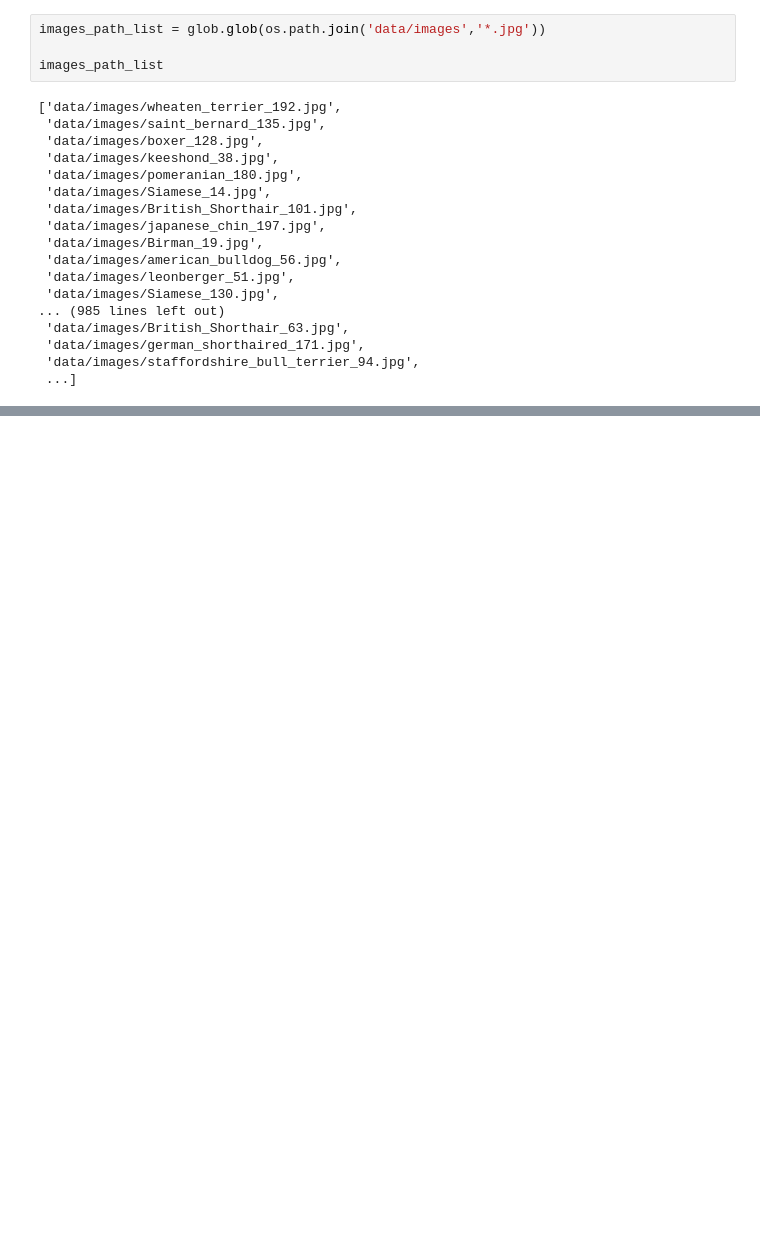
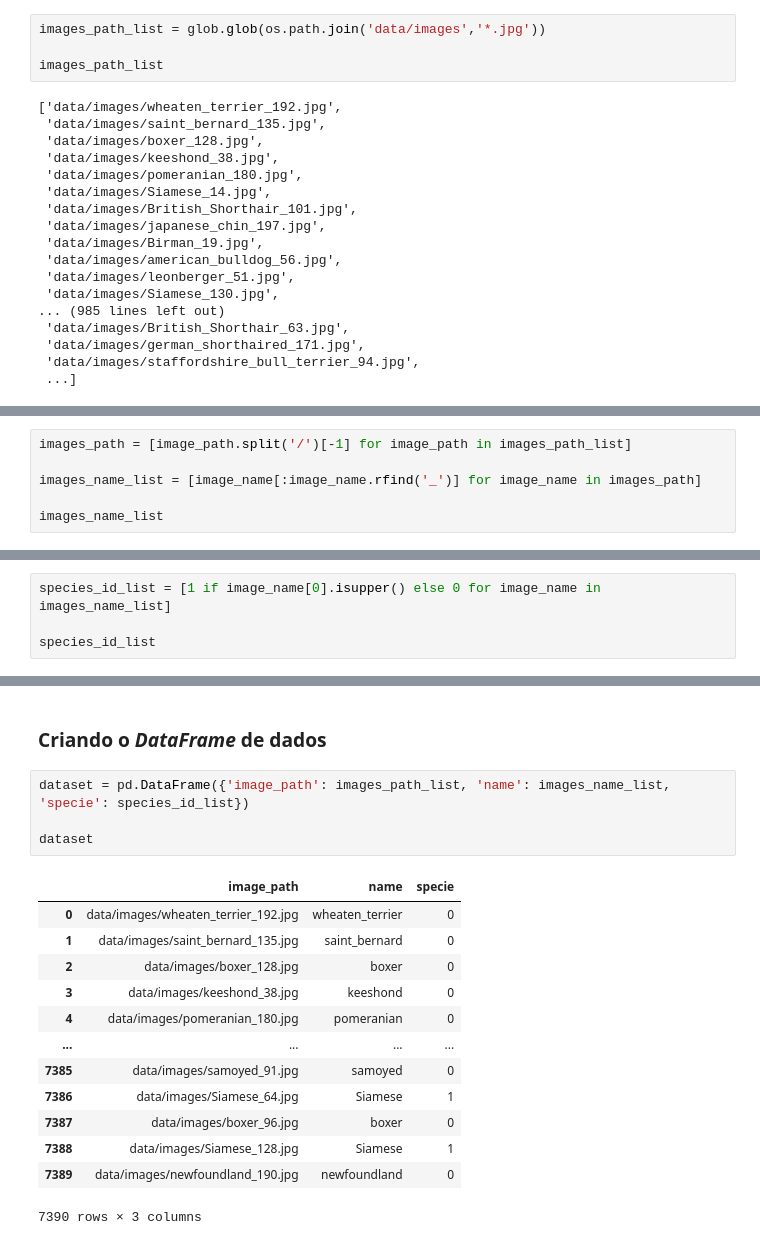
Before and after one commit to hdgiacon/cats_and_dogs_classify, a Jupyter notebook: main.ipynb, the cells around one changed output, grey strips where cells are left out. Drawn from its saved outputs; the diff is of its cells as text; blank space fills up the shorter version.

Commit message:
feat(criação dataset): geração do dataset a partir das imagens
* inicio da avaliação dos dados

```diff
--- a/main.ipynb
+++ b/main.ipynb
@@ -117,0 +107,6 @@ images_path_list
+# %%
+images_path = [image_path.split('/')[-1] for image_path in images_path_list]
+
+images_name_list = [image_name[:image_name.rfind('_')] for image_name in images_path]
+
+images_name_list
@@ -117,0 +164,4 @@ images_path_list
+# %%
+species_id_list = [1 if image_name[0].isupper() else 0 for image_name in images_name_list]
+
+species_id_list
@@ -117,0 +186,20 @@ images_path_list
+# %% [markdown]
+### Criando o *DataFrame* de dados
+# %%
+dataset = pd.DataFrame({'image_path': images_path_list, 'name': images_name_list, 'specie': species_id_list})
+
+dataset
+# %% [output]
+|  | image_path | name | specie |
+| 0 | data/images/wheaten_terrier_192.jpg | wheaten_terrier | 0 |
+| 1 | data/images/saint_bernard_135.jpg | saint_bernard | 0 |
+| 2 | data/images/boxer_128.jpg | boxer | 0 |
+| 3 | data/images/keeshond_38.jpg | keeshond | 0 |
+| 4 | data/images/pomeranian_180.jpg | pomeranian | 0 |
+| ... | ... | ... | ... |
+| 7385 | data/images/samoyed_91.jpg | samoyed | 0 |
+| 7386 | data/images/Siamese_64.jpg | Siamese | 1 |
+| 7387 | data/images/boxer_96.jpg | boxer | 0 |
+| 7388 | data/images/Siamese_128.jpg | Siamese | 1 |
+| 7389 | data/images/newfoundland_190.jpg | newfoundland | 0 |
+7390 rows × 3 columns
```
Also changed, not shown: parts of 21 cells of this notebook.
